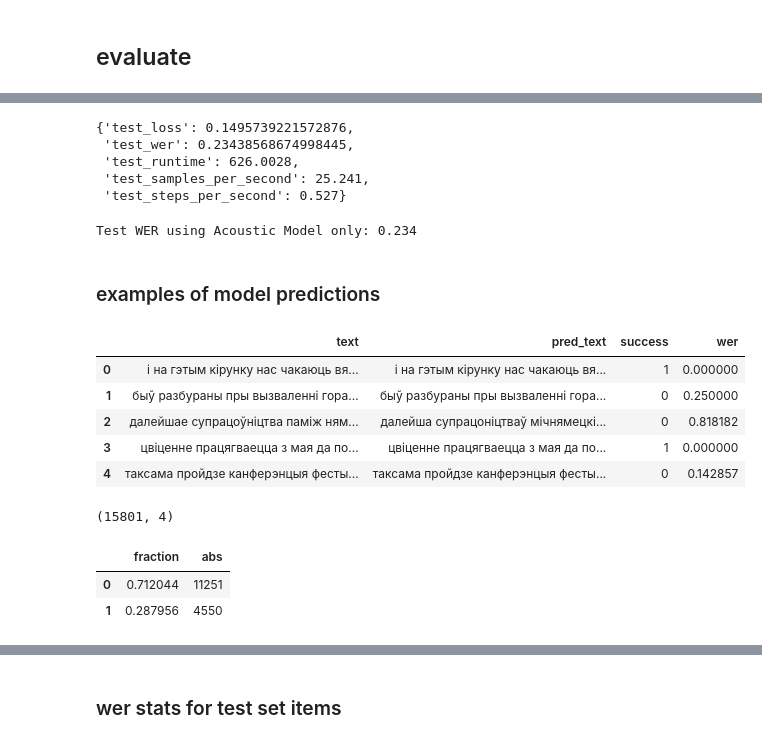
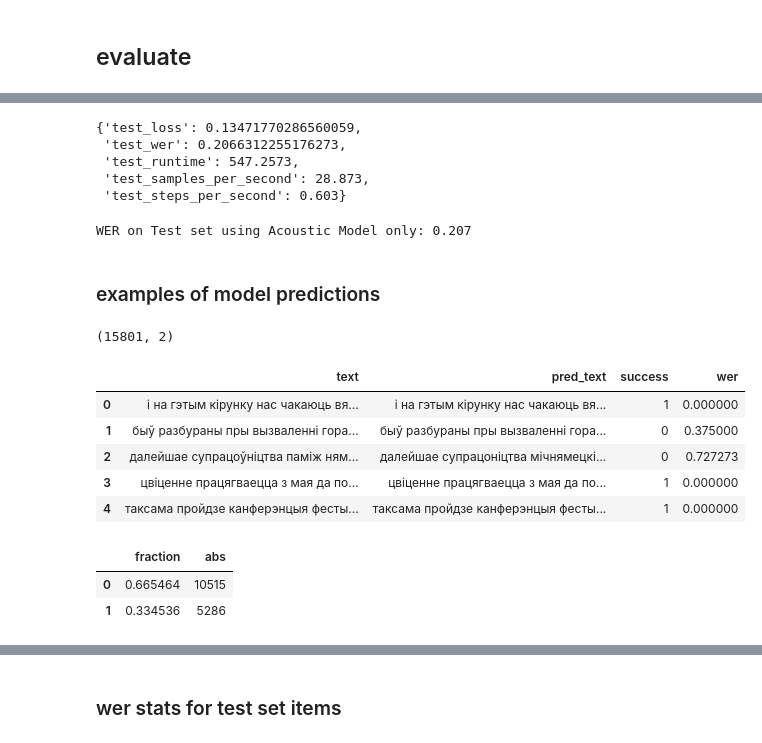
Before and after one commit to navalnica/wav2vec2-belarusian, a Jupyter notebook: train_acoustic_model.ipynb, the cells around one changed output, grey strips where cells are left out. Saved outputs shown, nothing was run; the diff lists cells and outputs as text; code cells hidden in the pictures.

```diff
--- a/train_acoustic_model.ipynb
+++ b/train_acoustic_model.ipynb
@@ -87,3 +71,5 @@ def compute_metrics(pred):
+# %%
+wer_metric = WerMetric(processor=processor)
 # %%
 vocab = processor.tokenizer.get_vocab()
 pd.Series(vocab).to_frame().T
@@ -180,7 +166,7 @@ torch.cuda.empty_cache()
 # %% [markdown]
 ## evaluate
 # %%
-finetuned_checkpoint_dp = 'train/2022-03-30-01-26-34/checkpoint-6480'
+finetuned_checkpoint_dp = 'train/run_3/2022-03-31-10-42-03/checkpoint-6480'
 print(f'reading model from: "{finetuned_checkpoint_dp}"')
 model = Wav2Vec2ForCTC.from_pretrained(finetuned_checkpoint_dp)
 model.to('cuda');
@@ -198,6 +182,6 @@ trainer = Trainer(
     model=model,
     data_collator=data_collator,
     args=training_args,
-    compute_metrics=wer_metric_2.compute_metrics,
+    compute_metrics=wer_metric.compute_metrics,
     tokenizer=processor.feature_extractor,
 )
@@ -206,15 +208,15 @@ pred_out = trainer.predict(ds['test'])
 # %%
 pred_out.metrics
 # %% [output]
-{'test_loss': 0.1495739221572876,
- 'test_wer': 0.23438568674998445,
- 'test_runtime': 626.0028,
- 'test_samples_per_second': 25.241,
- 'test_steps_per_second': 0.527}
+{'test_loss': 0.13471770286560059,
+ 'test_wer': 0.2066312255176273,
+ 'test_runtime': 547.2573,
+ 'test_samples_per_second': 28.873,
+ 'test_steps_per_second': 0.603}
 # %%
-print(f"Test WER using Acoustic Model only: {pred_out.metrics['test_wer'] :.3f}")
+print(f"WER on Test set using Acoustic Model only: {pred_out.metrics['test_wer'] :.3f}")
 # %% [output]
-Test WER using Acoustic Model only: 0.234
+WER on Test set using Acoustic Model only: 0.207
 # %% [markdown]
 ### examples of model predictions
 # %%
@@ -226,29 +228,26 @@ parsed_preds = parse_w2v2_predictions_batched(pred_out, processor=processor)
 # %%
 df_results = pd.DataFrame(parsed_preds)[['text', 'pred_text']]
 print(df_results.shape)
 
 df_results['success'] = (df_results['text'] == df_results['pred_text']).astype('int')
 df_results['wer'] = df_results.apply(
     lambda row:
-    wer_metric_2.wer_metric.compute(
+    wer_metric.wer_metric.compute(
         predictions=[row['pred_text']],
         references=[row['text']]
     ),
     axis=1
 )
 
 df_results.head()
 # %% [output]
+(15801, 2)
 |  | text | pred_text | success | wer |
 | 0 | і на гэтым кірунку нас чакаюць вя... | і на гэтым кірунку нас чакаюць вя... | 1 | 0.000000 |
-| 1 | быў разбураны пры вызваленні гора... | быў разбураны пры вызваленні гора... | 0 | 0.250000 |
-| 2 | далейшае супрацоўніцтва паміж ням... | далейша супрацоніцтваў мічнямецкі... | 0 | 0.818182 |
+| 1 | быў разбураны пры вызваленні гора... | быў разбураны пры вызваленні гора... | 0 | 0.375000 |
+| 2 | далейшае супрацоўніцтва паміж ням... | далейшае супрацоніцтва мічнямецкі... | 0 | 0.727273 |
 | 3 | цвіценне працягваецца з мая да по... | цвіценне працягваецца з мая да по... | 1 | 0.000000 |
-| 4 | таксама пройдзе канферэнцыя фесты... | таксама пройдзе канферэнцыя фесты... | 0 | 0.142857 |
+| 4 | таксама пройдзе канферэнцыя фесты... | таксама пройдзе канферэнцыя фесты... | 1 | 0.000000 |
-# %%
-df_results.shape
-# %% [output]
-(15801, 4)
 # %%
 success_stats = df_results['success'].value_counts(dropna=False, normalize=True)
 success_stats = success_stats.to_frame('fraction').join(
@@ -257,8 +256,8 @@ success_stats = success_stats.to_frame('fraction').join(
 success_stats
 # %% [output]
 |  | fraction | abs |
-| 0 | 0.712044 | 11251 |
-| 1 | 0.287956 | 4550 |
+| 0 | 0.665464 | 10515 |
+| 1 | 0.334536 | 5286 |
 # %%
 print(f'Rate of fully recognized clips from Test set using Acoustic Model only: '
       f"{success_stats.loc[1, 'fraction'] :.3%}")
```
Also changed, not shown: parts of 20 cells of this notebook, 2 other files.
